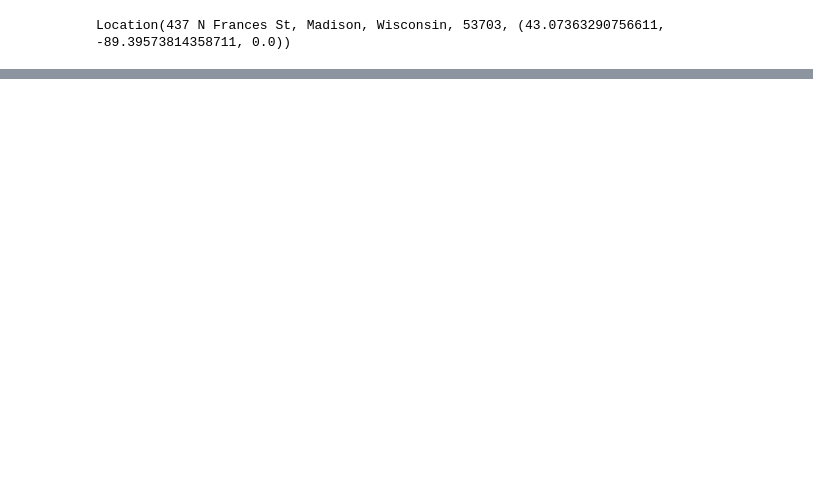
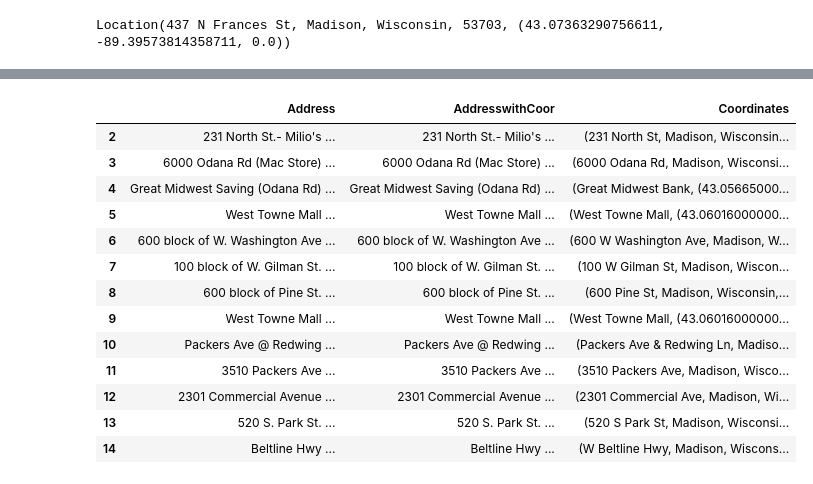
Before and after one commit to LeonTan828/Madcity_Proj, a Jupyter notebook: Data test.ipynb, the cells around one changed output, grey strips where cells are left out. Saved outputs shown, nothing was run; the diff lists cells and outputs as text; code cells hidden in the pictures; blank space fills up the shorter version.

```diff
--- a/Data test.ipynb
+++ b/Data test.ipynb
@@ -65,3 +65,9 @@ incidentRep.loc[:,"Address"]
 12231                              2300 block Stuart Court
 12232                        1800 block E. Washington Ave.
 Name: Address, Length: 12233, dtype: object
+# %%
+newTab = incidentRep.iloc[2:15,6]
+type(newTab)
+newTab = newTab.to_frame()
+type(newTab)
+newTab
@@ -97 +114,20 @@ incidentRep
+# %%
+newTab["Coordinates"] = newTab["AddresswithCoor"].apply(nom.geocode)
+# %%
+newTab
+# %% [output]
+|  | Address | AddresswithCoor | Coordinates |
+| 2 | 231 North St.- Milio's ... | 231 North St.- Milio's ... | (231 North St, Madison, Wisconsin... |
+| 3 | 6000 Odana Rd (Mac Store) ... | 6000 Odana Rd (Mac Store) ... | (6000 Odana Rd, Madison, Wisconsi... |
+| 4 | Great Midwest Saving (Odana Rd) ... | Great Midwest Saving (Odana Rd) ... | (Great Midwest Bank, (43.05665000... |
+| 5 | West Towne Mall ... | West Towne Mall ... | (West Towne Mall, (43.06016000000... |
+| 6 | 600 block of W. Washington Ave ... | 600 block of W. Washington Ave ... | (600 W Washington Ave, Madison, W... |
+| 7 | 100 block of W. Gilman St. ... | 100 block of W. Gilman St. ... | (100 W Gilman St, Madison, Wiscon... |
+| 8 | 600 block of Pine St. ... | 600 block of Pine St. ... | (600 Pine St, Madison, Wisconsin,... |
+| 9 | West Towne Mall ... | West Towne Mall ... | (West Towne Mall, (43.06016000000... |
+| 10 | Packers Ave @ Redwing ... | Packers Ave @ Redwing ... | (Packers Ave & Redwing Ln, Madiso... |
+| 11 | 3510 Packers Ave ... | 3510 Packers Ave ... | (3510 Packers Ave, Madison, Wisco... |
+| 12 | 2301 Commercial Avenue ... | 2301 Commercial Avenue ... | (2301 Commercial Ave, Madison, Wi... |
+| 13 | 520 S. Park St. ... | 520 S. Park St. ... | (520 S Park St, Madison, Wisconsi... |
+| 14 | Beltline Hwy ... | Beltline Hwy ... | (W Beltline Hwy, Madison, Wiscons... |
 # %%
```
Also changed, not shown: parts of 15 cells of this notebook.
